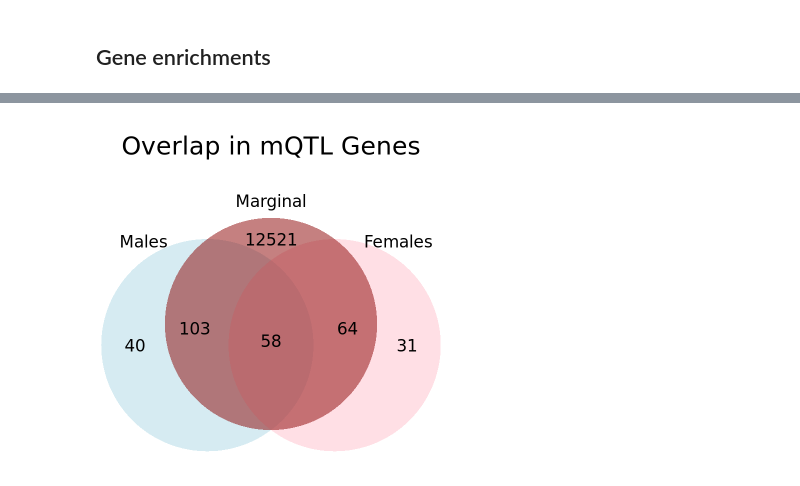
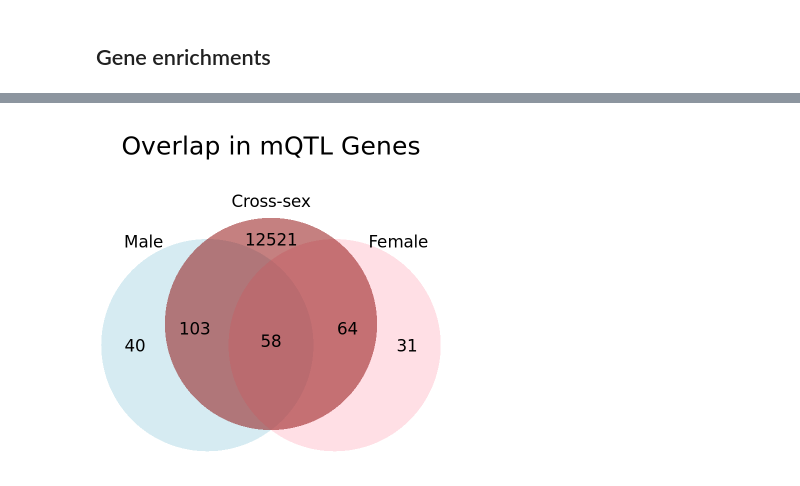
Before and after one commit to wilcas/sex_specific_mQTL, a Jupyter notebook: delahaye_mQTL_analyses/bonf_mQTL_exploration.ipynb, the cells around one changed output, grey strips where cells are left out. Saved outputs shown, nothing was run; the diff lists cells and outputs as text; code cells hidden in the pictures.

```diff
--- a/delahaye_mQTL_analyses/bonf_mQTL_exploration.ipynb
+++ b/delahaye_mQTL_analyses/bonf_mQTL_exploration.ipynb
@@ -359,7 +361,7 @@ gtex_med_counts <- fread("/scratch/st-dennisjk-1/wcasazza/GTEx_Analysis_2017-06-
 sex_genes <- unique(unlist(split(total_annotated[Sex == "Both Sexes"]$UCSC_RefGene_Name,";")))
 male_genes <- unique(unlist(split(total_annotated[Sex == "Male"]$UCSC_RefGene_Name,";")))
 female_genes <- unique(unlist(split(total_annotated[Sex == "Female"]$UCSC_RefGene_Name,";")))
-marginal_genes <- unique(unlist(split(total_annotated[Sex == "Marginal"]$UCSC_RefGene_Name,";")))
+marginal_genes <- unique(unlist(split(total_annotated[Sex == "Cross-sex"]$UCSC_RefGene_Name,";")))
 gtex_fisher_res <- function(set,tpm_thresh){
     select_genes <- gtex_med_counts[apply(gtex_med_counts[,-c(1,2)] > tpm_thresh,1,all)]$Description
     res <- fisher.test(fisher_mat(set,select_genes,array_genes))
@@ -417,20 +420,20 @@ A data.table: 4 × 7
 # %%
 options(repr.plot.width= 7, repr.plot.height= 7, repr.plot.res = 100)
 grid.draw(
     venn.diagram(
-        list(Males = unique(male_genes), Females = unique(female_genes),Marginal = unique(marginal_genes)),
+        list(Male = unique(male_genes), Female = unique(female_genes),"Cross-sex" = unique(marginal_genes)),
         filename=NULL,
         fill=c("light blue", "pink","dark red"),
         cat.pos=c(-30,30,0),
         lty = rep("blank",3),
         cex=2,
         cat.cex=2,
         main.cex=3,
         fontfamily= rep("sans-serif",1),
         main.fontfamily= rep("sans-serif",3),
         cat.fontfamily= rep("sans-serif",3),
         main = "Overlap in mQTL Genes"
     )
 )
 # %% [output]
-[figure, old version]
+[figure, new version]
```
Also changed, not shown: parts of 6 cells of this notebook, 2 other files.
